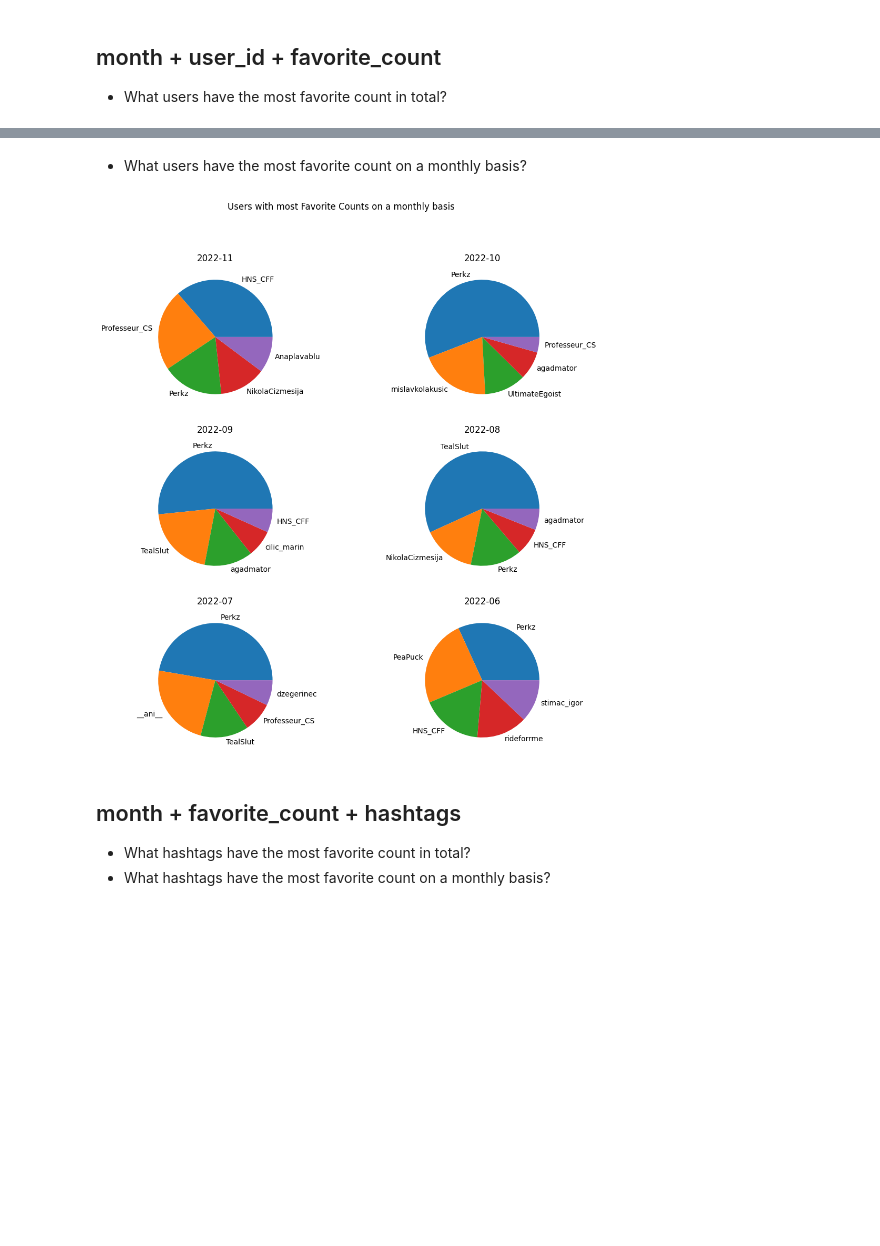
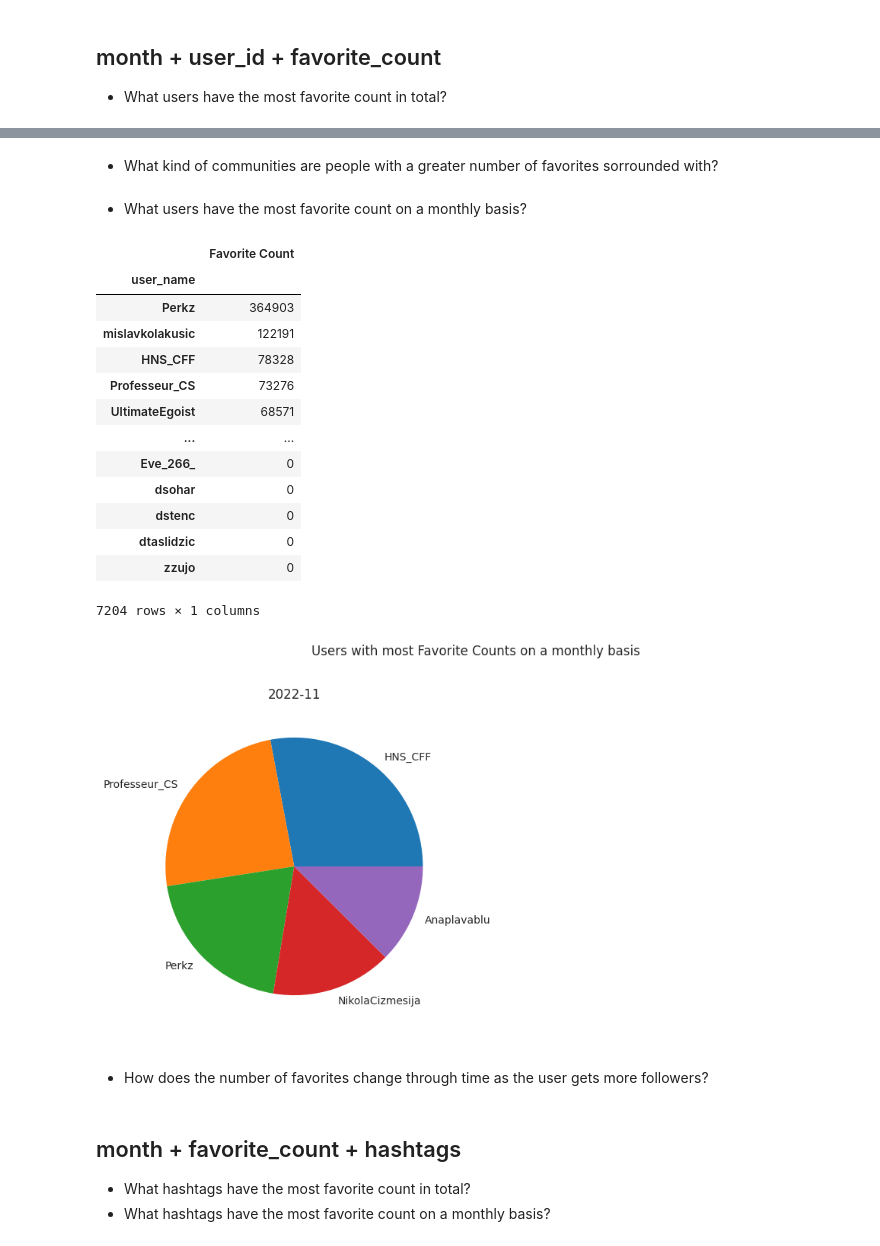
Before and after one commit to andhrelja/twitter-scraper, a Jupyter notebook: notebooks/clean/tweets.ipynb, the cells around one changed output, grey strips where cells are left out. Drawn from its saved outputs; the diff is of its cells as text; code cells hidden in the pictures; blank space fills up the shorter version.

```diff
--- a/notebooks/clean/tweets.ipynb
+++ b/notebooks/clean/tweets.ipynb
@@ -231,18 +280,0 @@ tweets_view[['month', 'is_retweet', 'is_reply', 'id']].pivot_table(index='month'
-# %%
-title = 'Ratio between Retweets, Replies and Original Tweets'
-
-gdf = tweets_view[['id', 'month', 'is_reply', 'is_retweet']].groupby('month').agg(
-    total=('id', 'size'),
-    retweets=('is_retweet', 'sum'),
-    replies=('is_reply', 'sum')
-)
-
-gdf['original'] = gdf['total'] - (gdf['retweets'] + gdf['replies'])
-gdf[['retweets', 'replies', 'original']].rename(
-    columns={
-        'retweets': 'Retweets',
-        'replies': 'Replies',
-        'original': 'Original Tweets'
-    }
-).plot.bar(rot=0, stacked=True, title=title)
-plt.show()
@@ -336,35 +422,53 @@ gdf.join(users_df[['screen_name', 'description']].set_index('screen_name')).rena
+# %% [markdown]
+- What kind of communities are people with a greater number of favorites sorrounded with?
 # %% [markdown]
   - What users have the most favorite count on a monthly basis?
+# %%
+gdf
+# %% [output]
+|  | Favorite Count |
+| user_name |  |
+| Perkz | 364903 |
+| mislavkolakusic | 122191 |
+| HNS_CFF | 78328 |
+| Professeur_CS | 73276 |
+| UltimateEgoist | 68571 |
+| ... | ... |
+| Eve_266_ | 0 |
+| dsohar | 0 |
+| dstenc | 0 |
+| dtaslidzic | 0 |
+| zzujo | 0 |
+7204 rows × 1 columns
 # %%
 ncols = 2
-nrows = int(len(unique_months) / ncols)
+nrows = ceil(len(unique_months)/ncols)
+fig, axs = plt.subplots(ncols=ncols, nrows=nrows, figsize=(ncols*6, nrows*6), squeeze=False)
 
-fig, axs = plt.subplots(nrows=nrows, ncols=ncols, figsize=(12, len(unique_months)*2))
 plt.suptitle('Users with most Favorite Counts on a monthly basis')
 
 gdf = favorites_view.groupby(['month', 'user_name']).agg(
     favorite_count=('favorite_count', 'sum')
 ).sort_values(['month', 'favorite_count'], ascending=False).rename(
     columns={'favorite_count': 'Favorite Count'}
 )
 
-max_favorite_count = max(gdf['Favorite Count']) + 10000
+i, j = 0, 0
+for month in unique_months:
+    if j == ncols: j = 0; i += 1
 
-j, k = 0, -1
-for i, month in enumerate(unique_months):
-    if i % 2 == 0: j = 0
-    else: j = 1
+    gdf.loc[month].head(5).plot(kind='pie', y='Favorite Count', ax=axs[i][j], legend=None)
+    axs[i][j].set_title(month)
+    axs[i][j].set_ylabel(None)
 
-    if j == 0: k += 1
+    j += 1
 
-    gdf.loc[(month, )].head(5).plot(kind='pie', y='Favorite Count', ax=axs[k][j], legend=None)
-    axs[k][j].set_title(month)
-    axs[k][j].set_ylabel(None)
-
-
+plt.axis('off')
 plt.show()
 # %% [output]
-[figure, old version]
+[figure, new version]
+# %% [markdown]
+- How does the number of favorites change through time as the user gets more followers?
 # %% [markdown]
 ## month + favorite_count + hashtags
   - What hashtags have the most favorite count in total?
```
Also changed, not shown: parts of 44 cells of this notebook, 17 other files.
